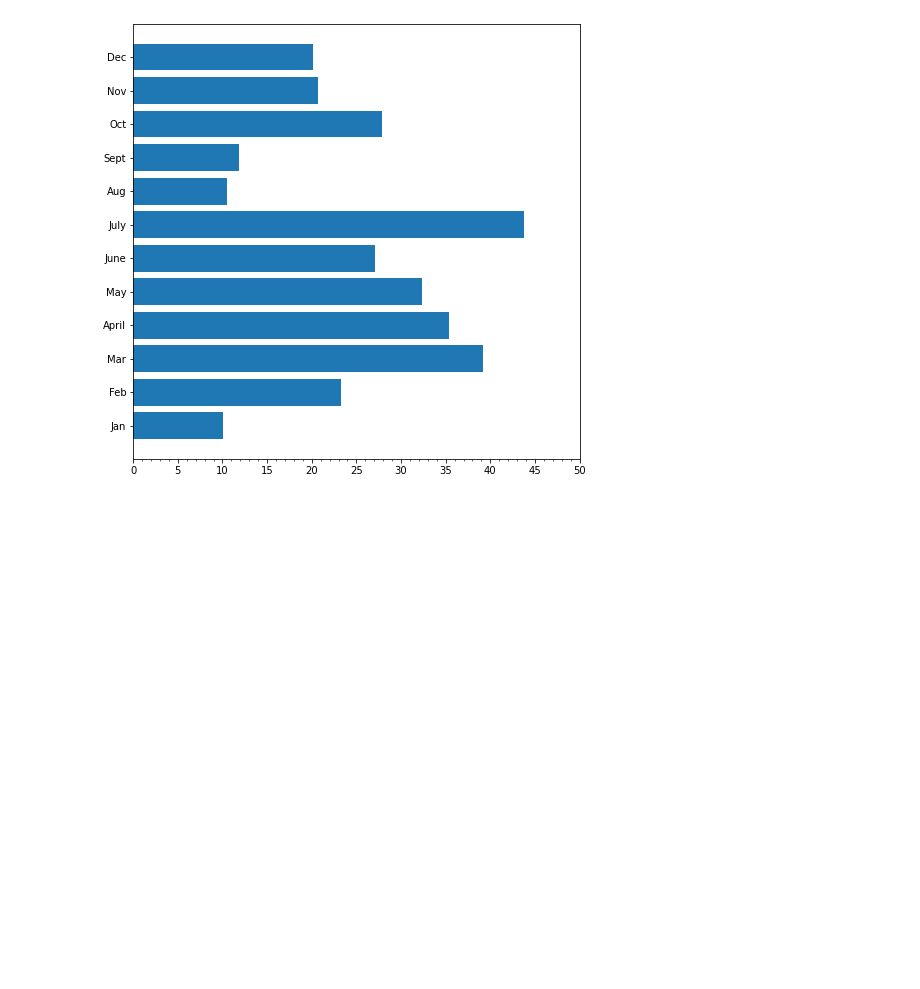
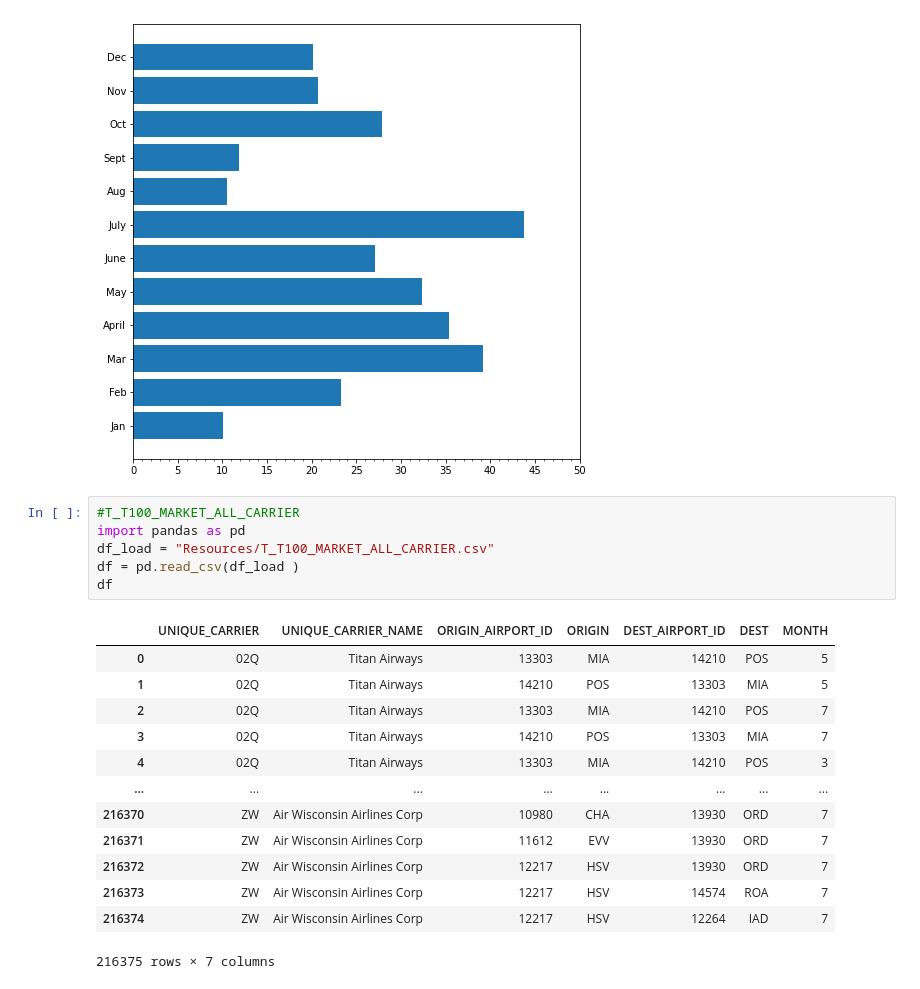
Before and after one commit to SiedHM/PyBer_Analysis, a Jupyter notebook: matplotlib_practice.ipynb, the cells around one changed output. Drawn from its saved outputs; the diff is of its cells as text; blank space fills up the shorter version.

```diff
--- a/matplotlib_practice.ipynb
+++ b/matplotlib_practice.ipynb
@@ -312,3 +312,23 @@ ax.xaxis.set_minor_locator(MultipleLocator(1))
 plt.show()
 # %% [output]
 [figure]
+# %%
+#T_T100_MARKET_ALL_CARRIER
+import pandas as pd
+df_load = "Resources/T_T100_MARKET_ALL_CARRIER.csv"
+df = pd.read_csv(df_load )
+df
+# %% [output]
+|  | UNIQUE_CARRIER | UNIQUE_CARRIER_NAME | ORIGIN_AIRPORT_ID | ORIGIN | DEST_AIRPORT_ID | DEST | MONTH |
+| 0 | 02Q | Titan Airways | 13303 | MIA | 14210 | POS | 5 |
+| 1 | 02Q | Titan Airways | 14210 | POS | 13303 | MIA | 5 |
+| 2 | 02Q | Titan Airways | 13303 | MIA | 14210 | POS | 7 |
+| 3 | 02Q | Titan Airways | 14210 | POS | 13303 | MIA | 7 |
+| 4 | 02Q | Titan Airways | 13303 | MIA | 14210 | POS | 3 |
+| ... | ... | ... | ... | ... | ... | ... | ... |
+| 216370 | ZW | Air Wisconsin Airlines Corp | 10980 | CHA | 13930 | ORD | 7 |
+| 216371 | ZW | Air Wisconsin Airlines Corp | 11612 | EVV | 13930 | ORD | 7 |
+| 216372 | ZW | Air Wisconsin Airlines Corp | 12217 | HSV | 13930 | ORD | 7 |
+| 216373 | ZW | Air Wisconsin Airlines Corp | 12217 | HSV | 14574 | ROA | 7 |
+| 216374 | ZW | Air Wisconsin Airlines Corp | 12217 | HSV | 12264 | IAD | 7 |
+216375 rows × 7 columns
```
Also changed, not shown: parts of 3 cells of this notebook, 3 other files.
